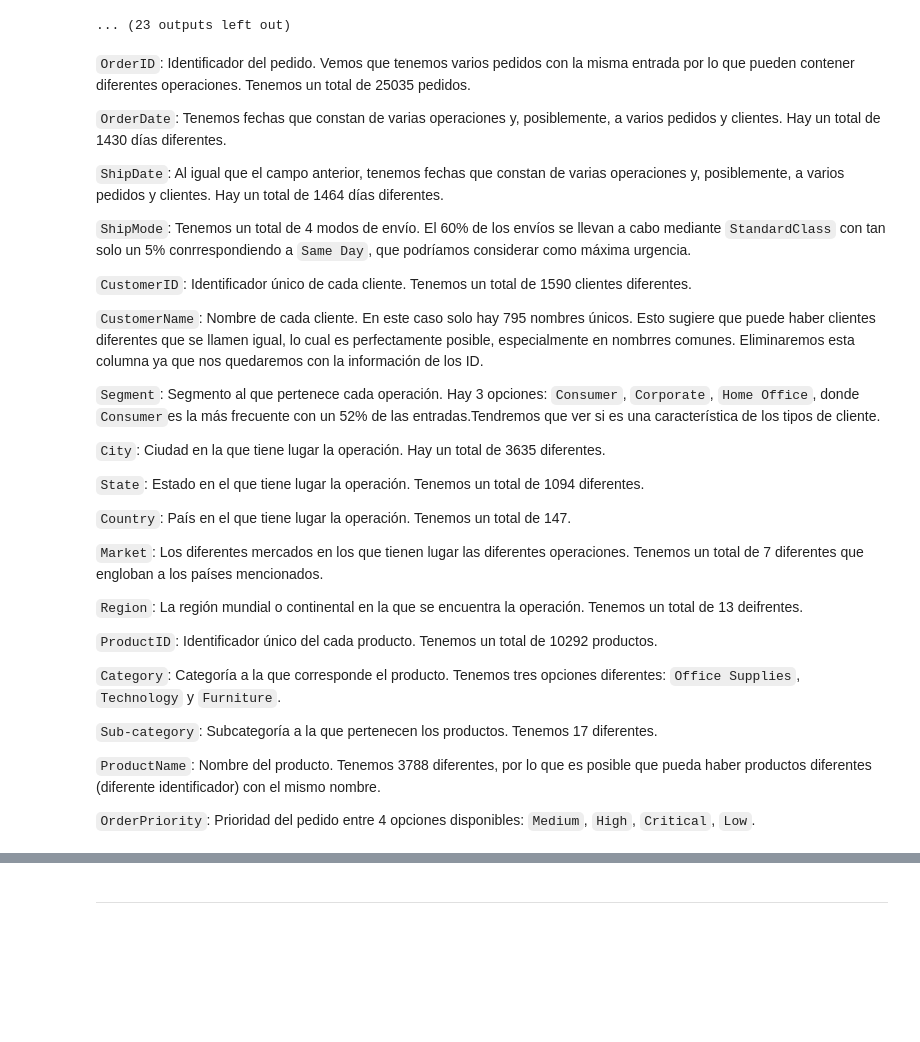
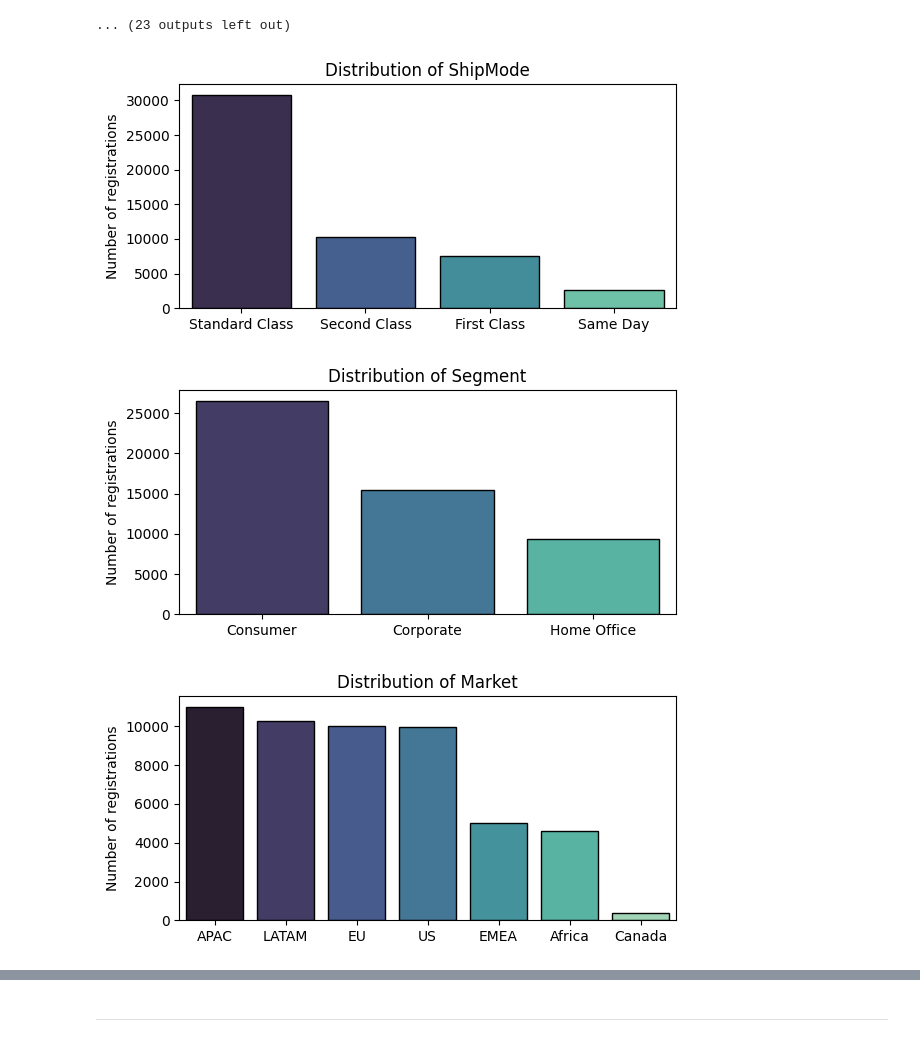
Before and after one commit to SupernovaIa/Proyecto-9-Global-Trade-Insights-Clustering-and-Regression, a Jupyter notebook: notebook/01-EDA.ipynb, the cells around one changed output, grey strips where cells are left out. Drawn from its saved outputs; the diff is of its cells as text; code cells hidden in the pictures; blank space fills up the shorter version.

```diff
--- a/notebook/01-EDA.ipynb
+++ b/notebook/01-EDA.ipynb
@@ -86,5 +92,7 @@ df.describe().T.round(2)
+# %%
+cat_cols = df.select_dtypes(include=['O', 'category']).columns.to_list()
 # %%
-for col in df.select_dtypes(include=['O', 'category']).columns.to_list():
+for col in cat_cols:
     print(f"Current column: {col}")
     print("-" * 50)
     display(value_counts(df, col).head())
@@ -186,37 +194,20 @@ The number of unique values for this category is 795
 | Patrick O'Brill | 102 | 0.0 |
 | Bill Eplett | 102 | 0.0 |
 ... (23 outputs left out)
-# %% [markdown]
-`OrderID`: Identificador del pedido. Vemos que tenemos varios pedidos con la misma entrada por lo que pueden contener diferentes operaciones. Tenemos un total de 25035 pedidos.
-
-`OrderDate`: Tenemos fechas que constan de varias operaciones y, posiblemente, a varios pedidos y clientes. Hay un total de 1430 días diferentes.
-
-`ShipDate`: Al igual que el campo anterior, tenemos fechas que constan de varias operaciones y, posiblemente, a varios pedidos y clientes. Hay un total de 1464 días diferentes.
-
-`ShipMode`: Tenemos un total de 4 modos de envío. El 60% de los envíos se llevan a cabo mediante `StandardClass` con tan solo un 5% conrrespondiendo a `Same Day`, que podríamos considerar como máxima urgencia.
-
-`CustomerID`: Identificador único de cada cliente. Tenemos un total de 1590 clientes diferentes.
-
-`CustomerName`: Nombre de cada cliente. En este caso solo hay 795 nombres únicos. Esto sugiere que puede haber clientes diferentes que se llamen igual, lo cual es perfectamente posible, especialmente en nombrres comunes. Eliminaremos esta columna ya que nos quedaremos con la información de los ID.
-
-`Segment`: Segmento al que pertenece cada operación. Hay 3 opciones: `Consumer`, `Corporate`, `Home Office`, donde `Consumer`es la más frecuente con un 52% de las entradas.Tendremos que ver si es una característica de los tipos de cliente.
-
-`City`: Ciudad en la que tiene lugar la operación. Hay un total de 3635 diferentes.
-
-`State`: Estado en el que tiene lugar la operación. Tenemos un total de 1094 diferentes.
-
-`Country`: País en el que tiene lugar la operación. Tenemos un total de 147.
-
-`Market`: Los diferentes mercados en los que tienen lugar las diferentes operaciones. Tenemos un total de 7 diferentes que engloban a los países mencionados.
-
-`Region`: La región mundial o continental en la que se encuentra la operación. Tenemos un total de 13 deifrentes.
-
-`ProductID`: Identificador único del cada producto. Tenemos un total de 10292 productos.
-
-`Category`: Categoría a la que corresponde el producto. Tenemos tres opciones diferentes: `Office Supplies`, `Technology` y `Furniture`.
-
-`Sub-category`: Subcategoría a la que pertenecen los productos. Tenemos 17 diferentes.
-
-`ProductName`: Nombre del producto. Tenemos 3788 diferentes, por lo que es posible que pueda haber productos diferentes (diferente identificador) con el mismo nombre.
-
-`OrderPriority`: Prioridad del pedido entre 4 opciones disponibles: `Medium`, `High`, `Critical`, `Low`.
+# %%
+for col in ['ShipMode', 'Segment', 'Market', 'Region', 'Category', 'Sub-Category', 'OrderPriority']:
+
+
+    if df[col].nunique() > 10:
+        rot = 90
+        size = (8, 6)
+
+    else:
+        rot = 0
+        size = (6, 3)
+
+    plot_categoric_distribution(df, col, size=size, rotation=rot)
+# %% [output]
+[figure, added]
+[figure, added]
+[figure, added]
```
Also changed, not shown: parts of 97 cells of this notebook, 1 other file.
